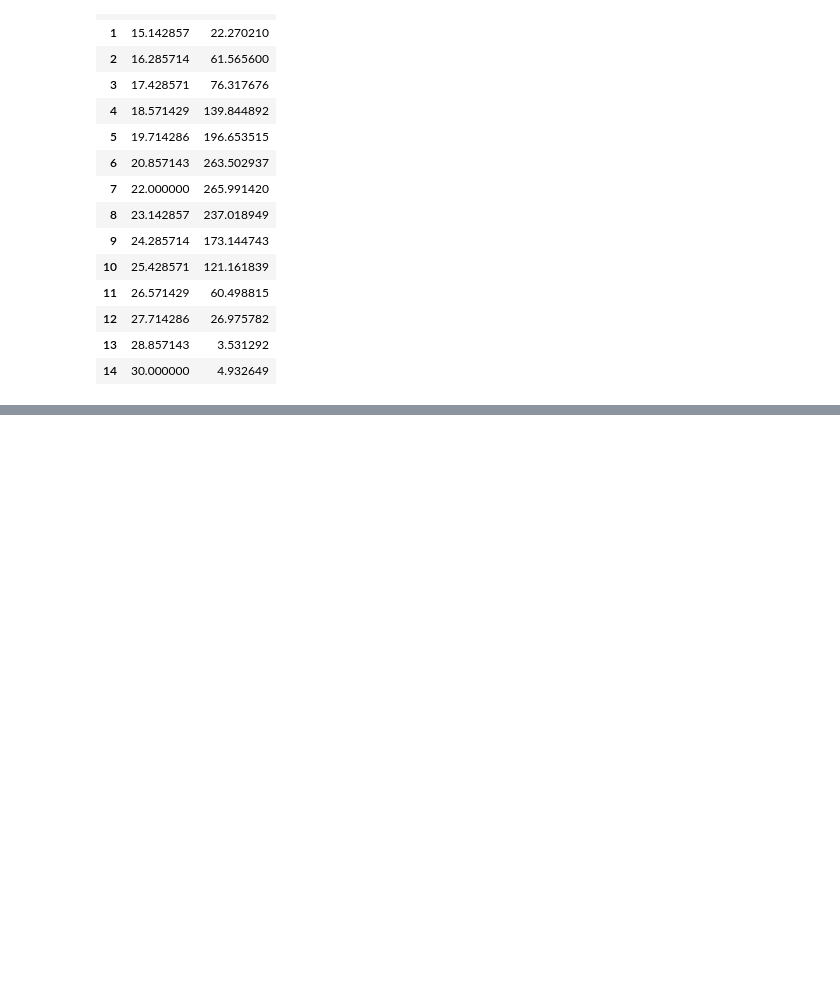
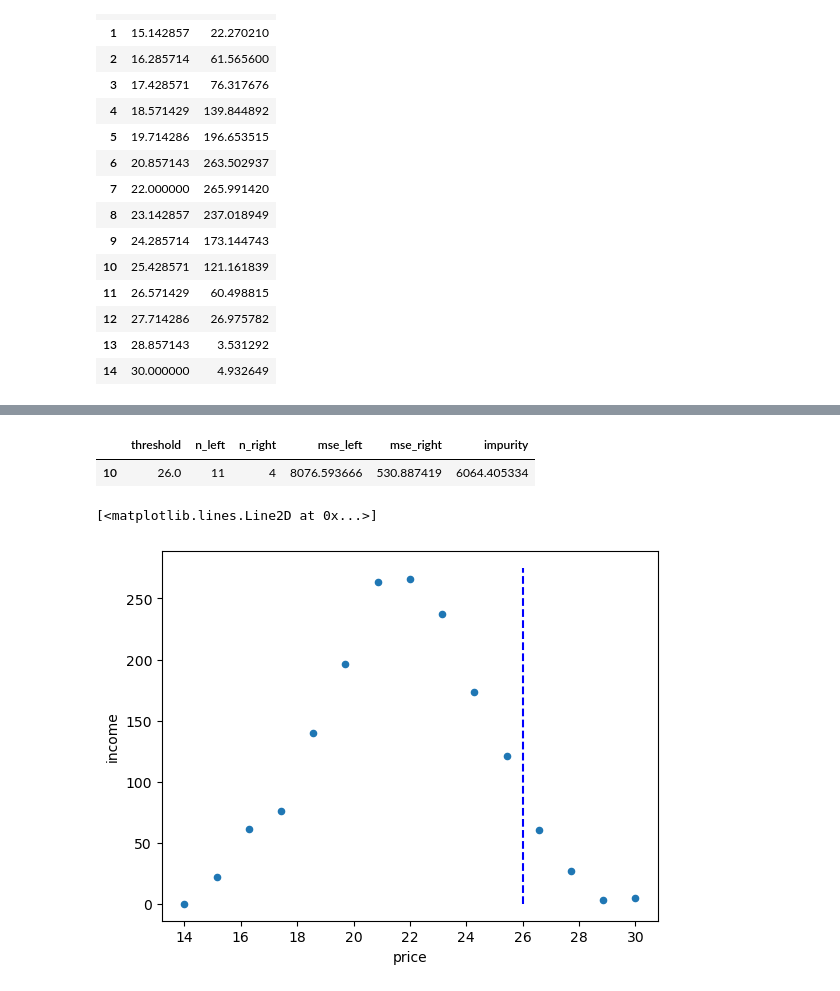
Before and after one commit to AverageGHenjoyer/drzewa-decyzyjne-i-lasy-losowe, a Jupyter notebook: rozdzial_3_drzewa_w_regresji/3_3_mse_impurity.ipynb, the cells around one changed output, grey strips where cells are left out. Saved outputs shown, nothing was run; the diff lists cells and outputs as text; code cells hidden in the pictures; blank space fills up the shorter version.

```diff
--- a/rozdzial_3_drzewa_w_regresji/3_3_mse_impurity.ipynb
+++ b/rozdzial_3_drzewa_w_regresji/3_3_mse_impurity.ipynb
@@ -56,0 +145,5 @@ prices_df
+# %%
+mse_df.nsmallest(n=1, columns="impurity")
+# %% [output]
+|  | threshold | n_left | n_right | mse_left | mse_right | impurity |
+| 10 | 26.0 | 11 | 4 | 8076.593666 | 530.887419 | 6064.405334 |
@@ -56,0 +152,6 @@ prices_df
+# %%
+prices_df.plot.scatter(x="price", y="income")
+plt.plot([26.0, 26.0], [0, 275], "b--")
+# %% [output]
+[<matplotlib.lines.Line2D at 0x...>]
+[figure, added]
```
Also changed, not shown: parts of 11 cells of this notebook, 1 other file.
